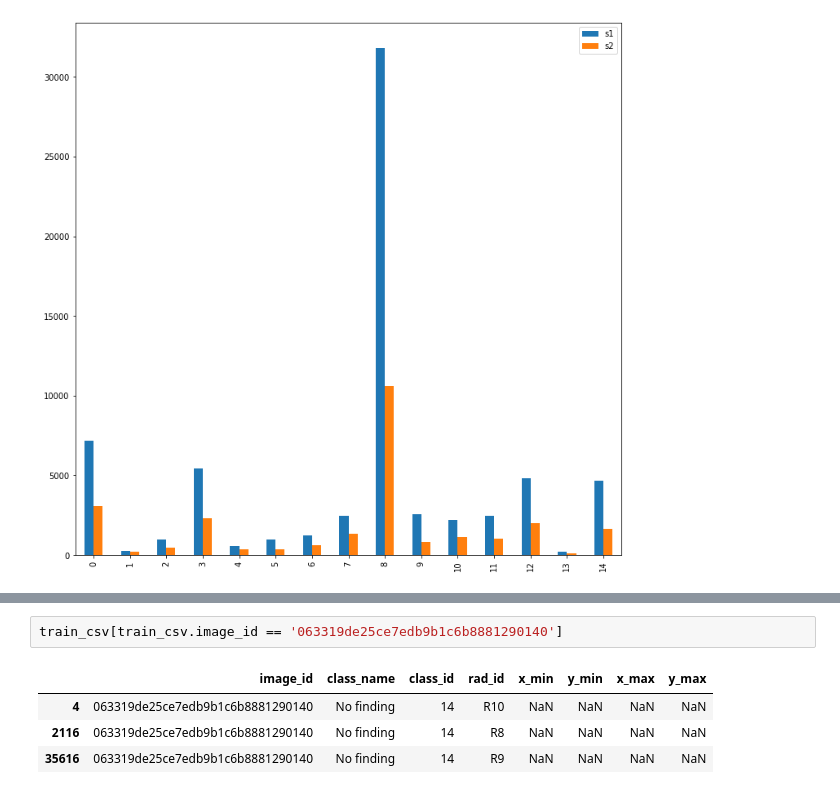
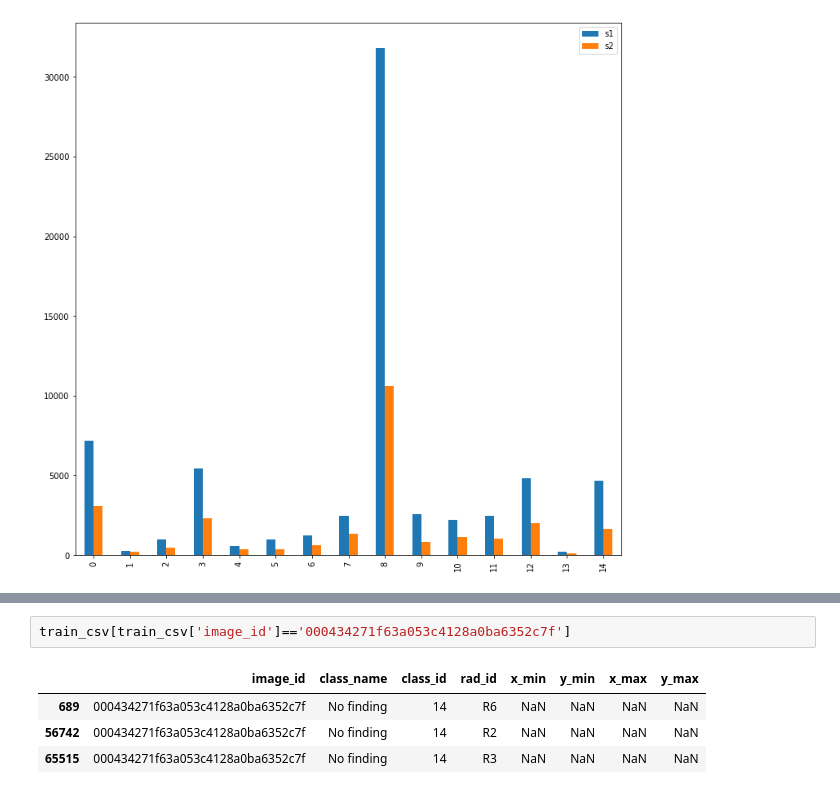
Before and after one commit to akansh12/DeepXrays, a Jupyter notebook: Notebooks/elementary-data-analysis.ipynb, the cells around one changed output, grey strips where cells are left out. Cells and saved outputs as stored; diff of their text form.

```diff
--- a/Notebooks/elementary-data-analysis.ipynb
+++ b/Notebooks/elementary-data-analysis.ipynb
@@ -216,7 +238,7 @@ count_df.plot.bar(figsize = (12,12))
 # %%
-train_csv[train_csv.image_id == '063319de25ce7edb9b1c6b8881290140']
+train_csv[train_csv['image_id']=='000434271f63a053c4128a0ba6352c7f']
 # %% [output]
 |  | image_id | class_name | class_id | rad_id | x_min | y_min | x_max | y_max |
-| 4 | 063319de25ce7edb9b1c6b8881290140 | No finding | 14 | R10 | NaN | NaN | NaN | NaN |
-| 2116 | 063319de25ce7edb9b1c6b8881290140 | No finding | 14 | R8 | NaN | NaN | NaN | NaN |
-| 35616 | 063319de25ce7edb9b1c6b8881290140 | No finding | 14 | R9 | NaN | NaN | NaN | NaN |
+| 689 | 000434271f63a053c4128a0ba6352c7f | No finding | 14 | R6 | NaN | NaN | NaN | NaN |
+| 56742 | 000434271f63a053c4128a0ba6352c7f | No finding | 14 | R2 | NaN | NaN | NaN | NaN |
+| 65515 | 000434271f63a053c4128a0ba6352c7f | No finding | 14 | R3 | NaN | NaN | NaN | NaN |
```
Also changed, not shown: parts of 16 cells of this notebook, 1 other file.
